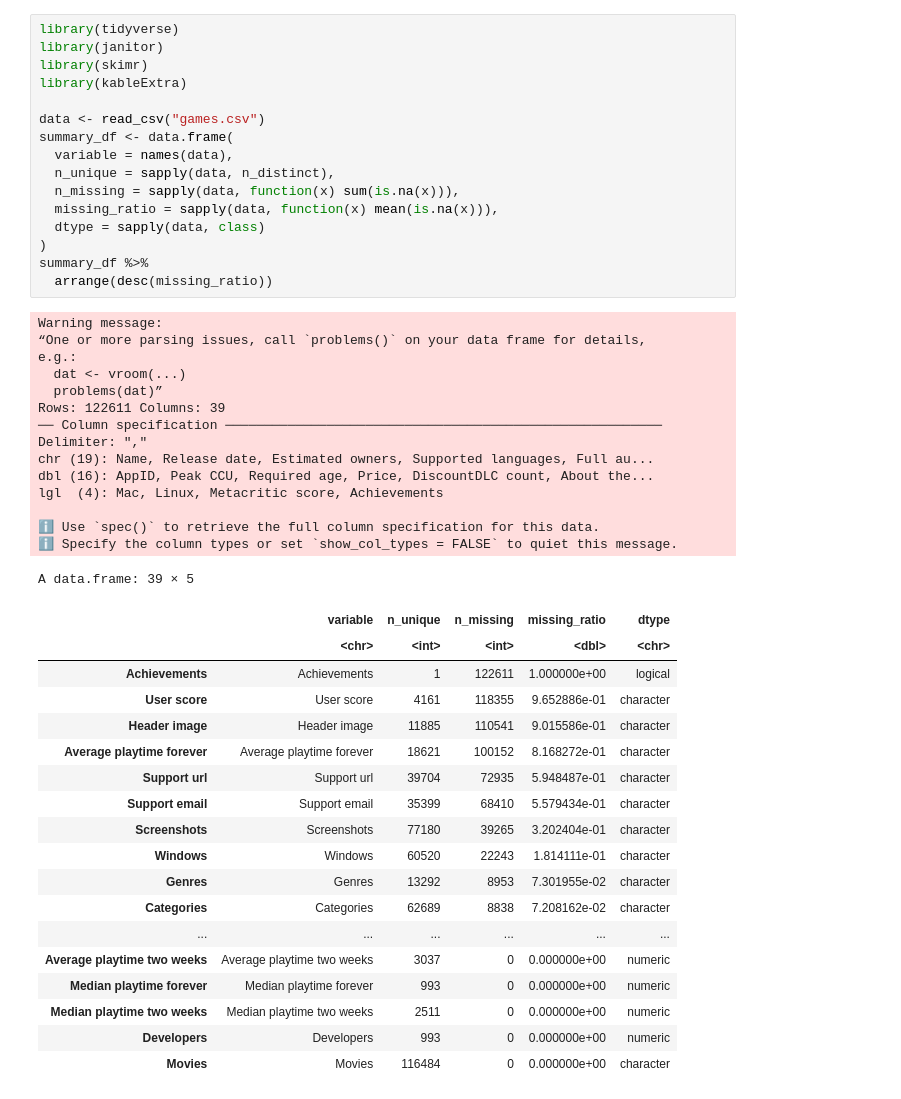
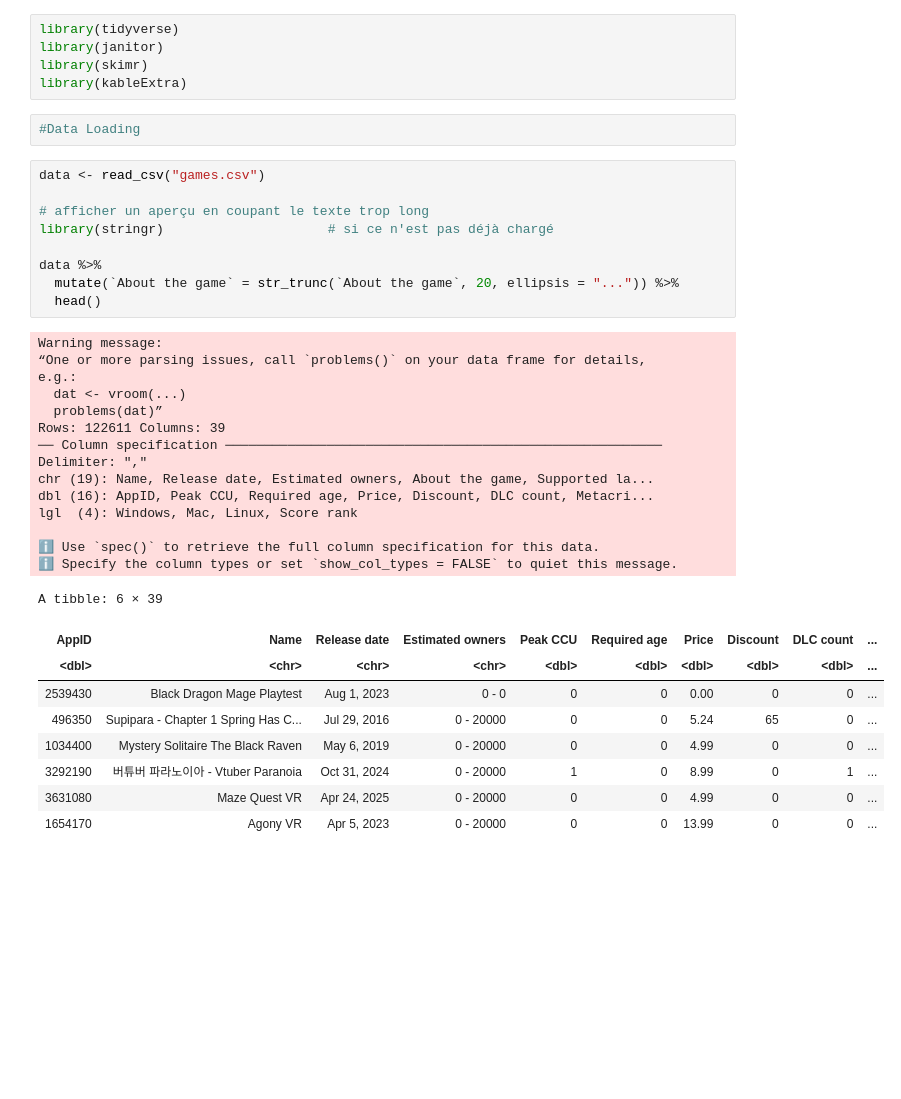
Before and after one commit to Thethomasbutnottheleast/Steam-Analyse, a Jupyter notebook: explo_steam.ipynb, the cells around one changed output. Cells and saved outputs as stored; diff of their text form; blank space fills up the shorter version.

```diff
--- a/explo_steam.ipynb
+++ b/explo_steam.ipynb
@@ -3,48 +3,38 @@ library(tidyverse)
 library(janitor)
 library(skimr)
 library(kableExtra)
-
-data <- read_csv("games.csv")
-summary_df <- data.frame(
-  variable = names(data),
-  n_unique = sapply(data, n_distinct),
-  n_missing = sapply(data, function(x) sum(is.na(x))),
-  missing_ratio = sapply(data, function(x) mean(is.na(x))),
-  dtype = sapply(data, class)
-)
-summary_df %>%
-  arrange(desc(missing_ratio))
-# %% [output]
-Warning message:
-“One or more parsing issues, call `problems()` on your data frame for details,
-e.g.:
-  dat <- vroom(...)
-  problems(dat)”
-Rows: 122611 Columns: 39
-── Column specification ────────────────────────────────────────────────────────
-Delimiter: ","
-chr (19): Name, Release date, Estimated owners, Supported languages, Full au...
-dbl (16): AppID, Peak CCU, Required age, Price, DiscountDLC count, About the...
-lgl  (4): Mac, Linux, Metacritic score, Achievements
-
-ℹ Use `spec()` to retrieve the full column specification for this data.
-ℹ Specify the column types or set `show_col_types = FALSE` to quiet this message.
-A data.frame: 39 × 5
-|  | variable | n_unique | n_missing | missing_ratio | dtype |
-|  | <chr> | <int> | <int> | <dbl> | <chr> |
-| Achievements | Achievements | 1 | 122611 | 1.000000e+00 | logical |
-| User score | User score | 4161 | 118355 | 9.652886e-01 | character |
-| Header image | Header image | 11885 | 110541 | 9.015586e-01 | character |
-| Average playtime forever | Average playtime forever | 18621 | 100152 | 8.168272e-01 | character |
-| Support url | Support url | 39704 | 72935 | 5.948487e-01 | character |
-| Support email | Support email | 35399 | 68410 | 5.579434e-01 | character |
-| Screenshots | Screenshots | 77180 | 39265 | 3.202404e-01 | character |
-| Windows | Windows | 60520 | 22243 | 1.814111e-01 | character |
-| Genres | Genres | 13292 | 8953 | 7.301955e-02 | character |
-| Categories | Categories | 62689 | 8838 | 7.208162e-02 | character |
-| ... | ... | ... | ... | ... | ... |
-| Average playtime two weeks | Average playtime two weeks | 3037 | 0 | 0.000000e+00 | numeric |
-| Median playtime forever | Median playtime forever | 993 | 0 | 0.000000e+00 | numeric |
-| Median playtime two weeks | Median playtime two weeks | 2511 | 0 | 0.000000e+00 | numeric |
-| Developers | Developers | 993 | 0 | 0.000000e+00 | numeric |
-| Movies | Movies | 116484 | 0 | 0.000000e+00 | character |
+# %%
+#Data Loading
+# %%
+data <- read_csv("games.csv")
+
+# afficher un aperçu en coupant le texte trop long
+library(stringr)                     # si ce n'est pas déjà chargé
+
+data %>%
+  mutate(`About the game` = str_trunc(`About the game`, 20, ellipsis = "...")) %>%
+  head()
+# %% [output]
+Warning message:
+“One or more parsing issues, call `problems()` on your data frame for details,
+e.g.:
+  dat <- vroom(...)
+  problems(dat)”
+Rows: 122611 Columns: 39
+── Column specification ────────────────────────────────────────────────────────
+Delimiter: ","
+chr (19): Name, Release date, Estimated owners, About the game, Supported la...
+dbl (16): AppID, Peak CCU, Required age, Price, Discount, DLC count, Metacri...
+lgl  (4): Windows, Mac, Linux, Score rank
+
+ℹ Use `spec()` to retrieve the full column specification for this data.
+ℹ Specify the column types or set `show_col_types = FALSE` to quiet this message.
+A tibble: 6 × 39
+| AppID | Name | Release date | Estimated owners | Peak CCU | Required age | Price | Discount | DLC count | ... |
+| <dbl> | <chr> | <chr> | <chr> | <dbl> | <dbl> | <dbl> | <dbl> | <dbl> | ... |
+| 2539430 | Black Dragon Mage Playtest | Aug 1, 2023 | 0 - 0 | 0 | 0 | 0.00 | 0 | 0 | ... |
+| 496350 | Supipara - Chapter 1 Spring Has C... | Jul 29, 2016 | 0 - 20000 | 0 | 0 | 5.24 | 65 | 0 | ... |
+| 1034400 | Mystery Solitaire The Black Raven | May 6, 2019 | 0 - 20000 | 0 | 0 | 4.99 | 0 | 0 | ... |
+| 3292190 | 버튜버 파라노이아 - Vtuber Paranoia | Oct 31, 2024 | 0 - 20000 | 1 | 0 | 8.99 | 0 | 1 | ... |
+| 3631080 | Maze Quest VR | Apr 24, 2025 | 0 - 20000 | 0 | 0 | 4.99 | 0 | 0 | ... |
+| 1654170 | Agony VR | Apr 5, 2023 | 0 - 20000 | 0 | 0 | 13.99 | 0 | 0 | ... |
```
Also changed, not shown: parts of 2 cells of this notebook.
